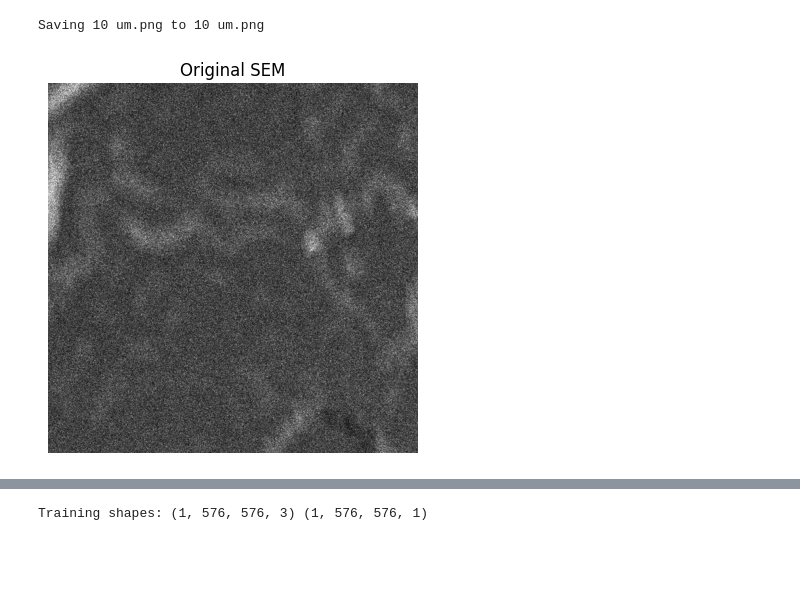
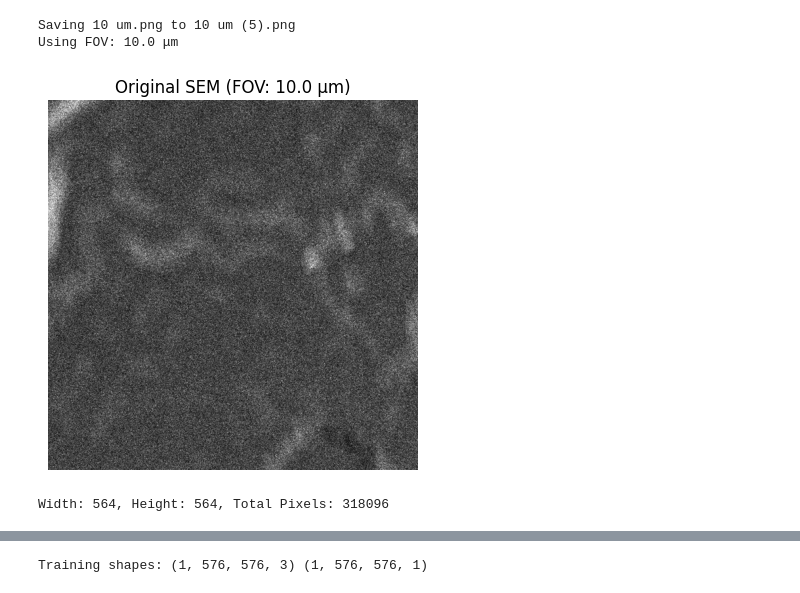
Before and after one commit to PaulYogesh/Mic-hackathon-2025, a Jupyter notebook: NN_based_SEM.ipynb, the cells around one changed output, grey strips where cells are left out. Saved outputs shown, nothing was run; the diff lists cells and outputs as text; code cells hidden in the pictures; blank space fills up the shorter version.

```diff
--- a/NN_based_SEM.ipynb
+++ b/NN_based_SEM.ipynb
@@ -31,24 +31,39 @@ tf.random.set_seed(0)
 # %%
 # ===============================================================
 # 2. Upload SEM image (same as before)
 # ===============================================================
 
 uploaded = files.upload()
 fname = next(iter(uploaded))
 
+# Extract FOV from filename
+match = re.search(r'(\d+(?:\.\d+)?)\s*um', fname.lower())
+FOV_UM = float(match.group(1)) if match else 10.0
+print(f"Using FOV: {FOV_UM} μm")
+
 img = Image.open(fname).convert("L")
 sem_image = np.array(img)
 
 H, W = sem_image.shape
 
 plt.imshow(sem_image, cmap="gray")
-plt.title("Original SEM")
+plt.title(f"Original SEM (FOV: {FOV_UM} μm)")
 plt.axis("off")
 plt.show()
+
+ # Ensure image is uint8//
+sem_image = sem_image.astype(np.uint8)
+
+  # Image dimensions//
+height_pixels, width_pixels = sem_image.shape; # Extract height and width.
+total_pixels = width_pixels * height_pixels;
+print(f"Width: {width_pixels}, Height: {height_pixels}, Total Pixels: {total_pixels}");
 # %% [output]
 [interactive output not drawn]
-Saving 10 um.png to 10 um.png
+Saving 10 um.png to 10 um (5).png
+Using FOV: 10.0 μm
-[figure, old version]
+[figure, new version]
+Width: 564, Height: 564, Total Pixels: 318096
 # %%
 # ===============================================================
 # 3. Classical segmentation (for labels + baseline metrics)
```
Also changed, not shown: parts of 12 cells of this notebook.
